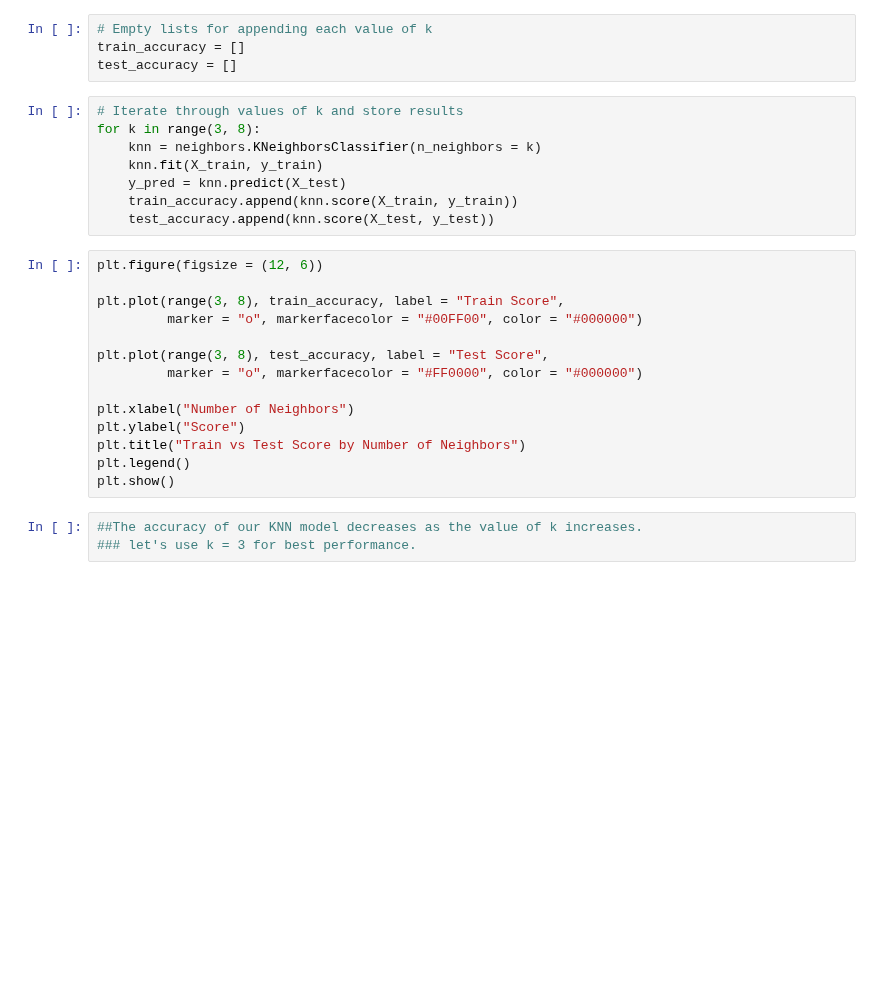
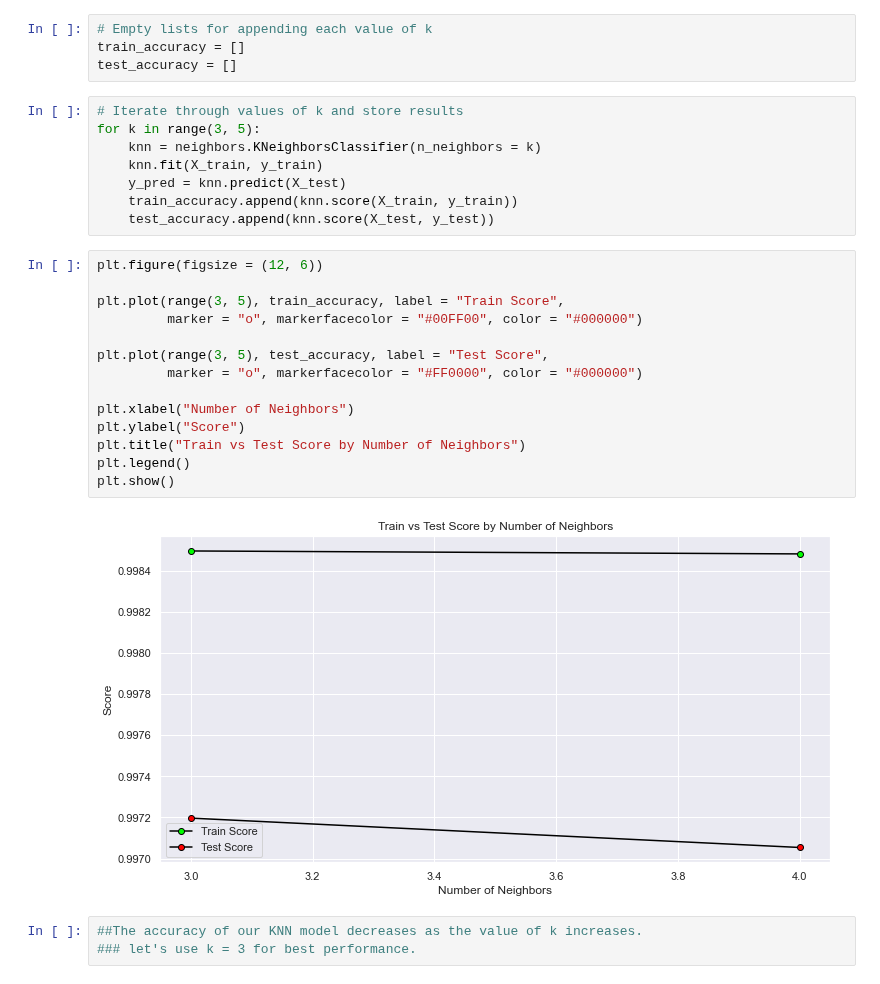
Before and after one commit to kristrip/Data_Science_Projects-, a Jupyter notebook: Credit Card Fraud Detection/Credit Card Fraud Detection Using KNN DT RFC.ipynb, the cells around one changed output. Saved outputs shown, nothing was run; the diff lists cells and outputs as text; blank space fills up the shorter version.

```diff
--- a/Credit Card Fraud Detection/Credit Card Fraud Detection Using KNN DT RFC.ipynb
+++ b/Credit Card Fraud Detection/Credit Card Fraud Detection Using KNN DT RFC.ipynb
@@ -143,7 +147,7 @@ train_accuracy = []
 test_accuracy = []
 # %%
 # Iterate through values of k and store results
-for k in range(3, 8):
+for k in range(3, 5):
     knn = neighbors.KNeighborsClassifier(n_neighbors = k)
     knn.fit(X_train, y_train)
     y_pred = knn.predict(X_test)
@@ -152,17 +156,19 @@ for k in range(3, 8):
 # %%
 plt.figure(figsize = (12, 6))
 
-plt.plot(range(3, 8), train_accuracy, label = "Train Score",
+plt.plot(range(3, 5), train_accuracy, label = "Train Score",
          marker = "o", markerfacecolor = "#00FF00", color = "#000000")
 
-plt.plot(range(3, 8), test_accuracy, label = "Test Score",
+plt.plot(range(3, 5), test_accuracy, label = "Test Score",
          marker = "o", markerfacecolor = "#FF0000", color = "#000000")
 
 plt.xlabel("Number of Neighbors")
 plt.ylabel("Score")
 plt.title("Train vs Test Score by Number of Neighbors")
 plt.legend()
 plt.show()
+# %% [output]
+[figure, added]
 # %%
 ##The accuracy of our KNN model decreases as the value of k increases.
 ### let's use k = 3 for best performance.
```
Also changed, not shown: parts of 14 cells of this notebook.
